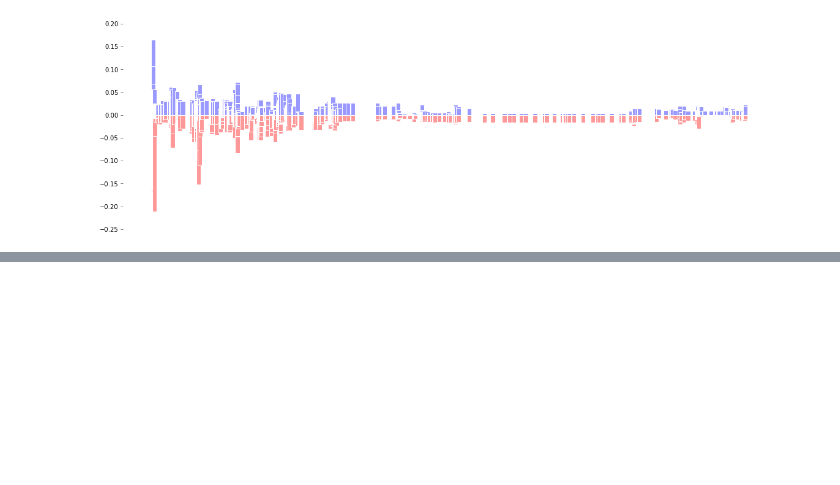
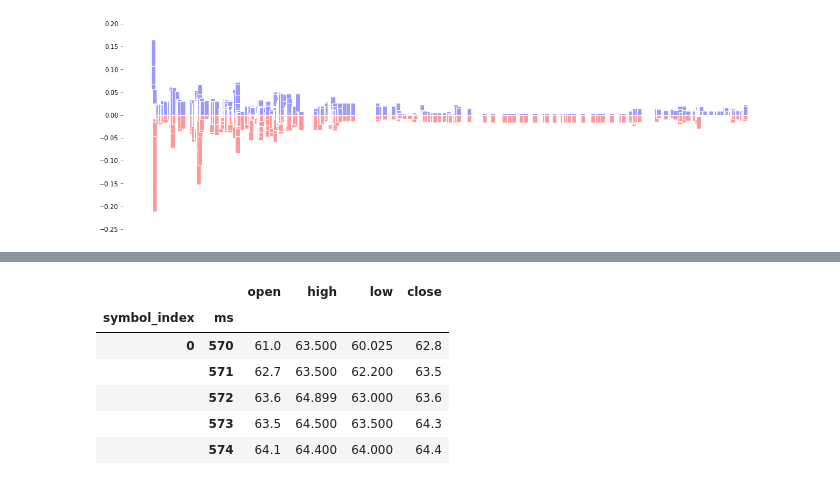
Before and after one commit to jrivers96/FinancePythonNotebook, a Jupyter notebook: PythonFinanceNotebook.ipynb, the cells around one changed output, grey strips where cells are left out. Cells and saved outputs as stored; diff of their text form; code cells hidden in the pictures; blank space fills up the shorter version.

```diff
--- a/PythonFinanceNotebook.ipynb
+++ b/PythonFinanceNotebook.ipynb
@@ -412,0 +451,10 @@ print(time.time() - start_time)
+# %%
+minute_bars.todataframe().head()
+# %% [output]
+|  |  | open | high | low | close |
+| symbol_index | ms |  |  |  |  |
+| 0 | 570 | 61.0 | 63.500 | 60.025 | 62.8 |
+|  | 571 | 62.7 | 63.500 | 62.200 | 63.5 |
+|  | 572 | 63.6 | 64.899 | 63.000 | 63.6 |
+|  | 573 | 63.5 | 64.500 | 63.500 | 64.3 |
+|  | 574 | 64.1 | 64.400 | 64.000 | 64.4 |
```
Also changed, not shown: parts of 59 cells of this notebook.
